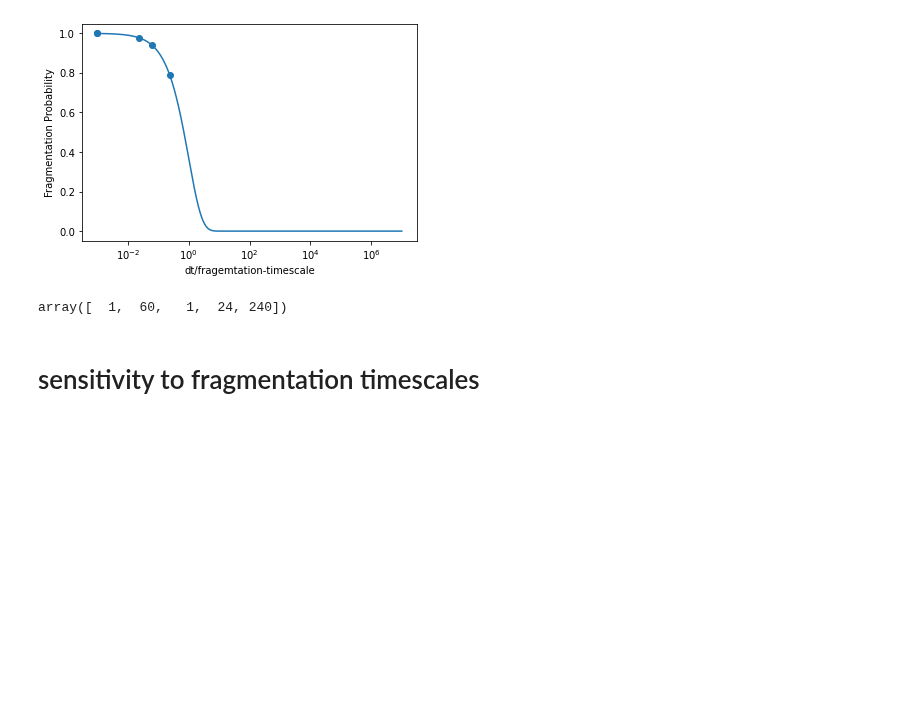
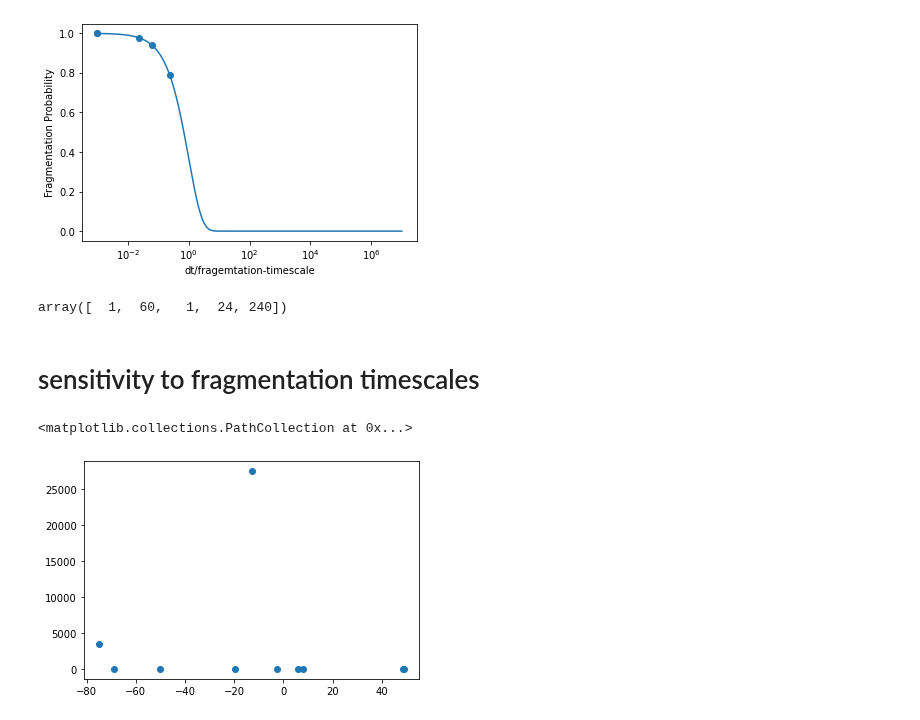
Before and after one commit to OceanParcels/Backtracking_Abyssal_Nanoplastics, a Jupyter notebook: notebooks/Reverse-fragmentation.ipynb, the cells around one changed output. Drawn from its saved outputs; the diff is of its cells as text; code cells hidden in the pictures; blank space fills up the shorter version.

```diff
--- a/notebooks/Reverse-fragmentation.ipynb
+++ b/notebooks/Reverse-fragmentation.ipynb
@@ -340,0 +331,5 @@ for i in range(N-1):
+# %%
+plt.scatter(depthxx, lengthxx)
+# %% [output]
+<matplotlib.collections.PathCollection at 0x...>
+[figure, added]
```
Also changed, not shown: parts of 4 cells of this notebook.
